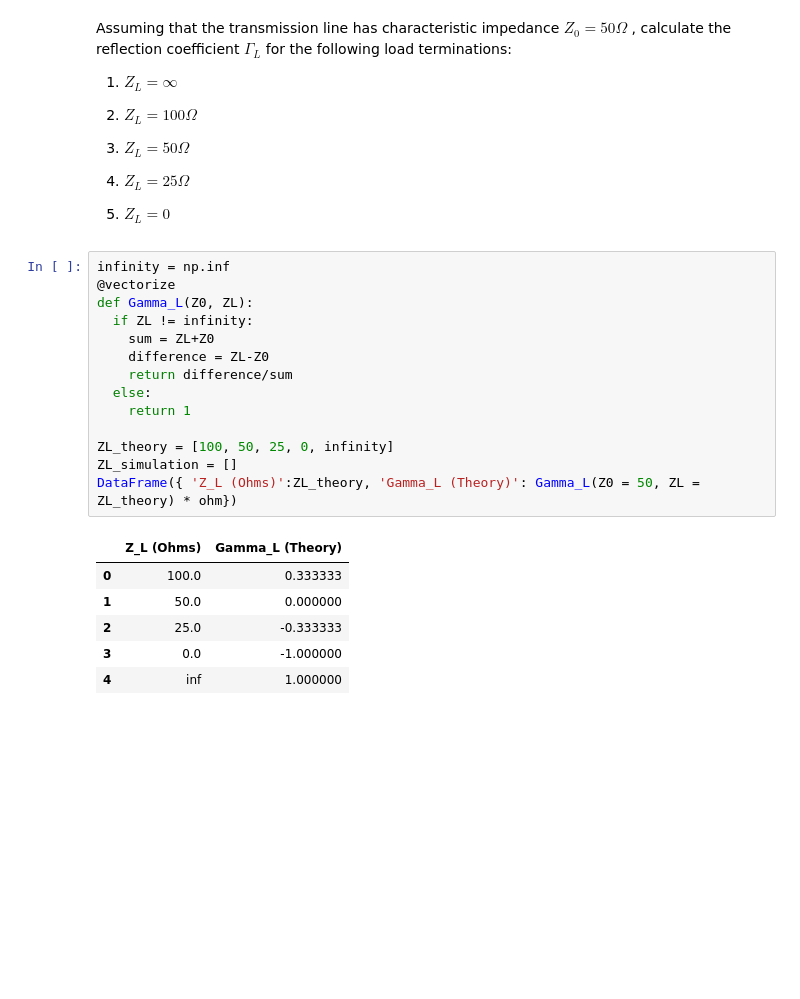
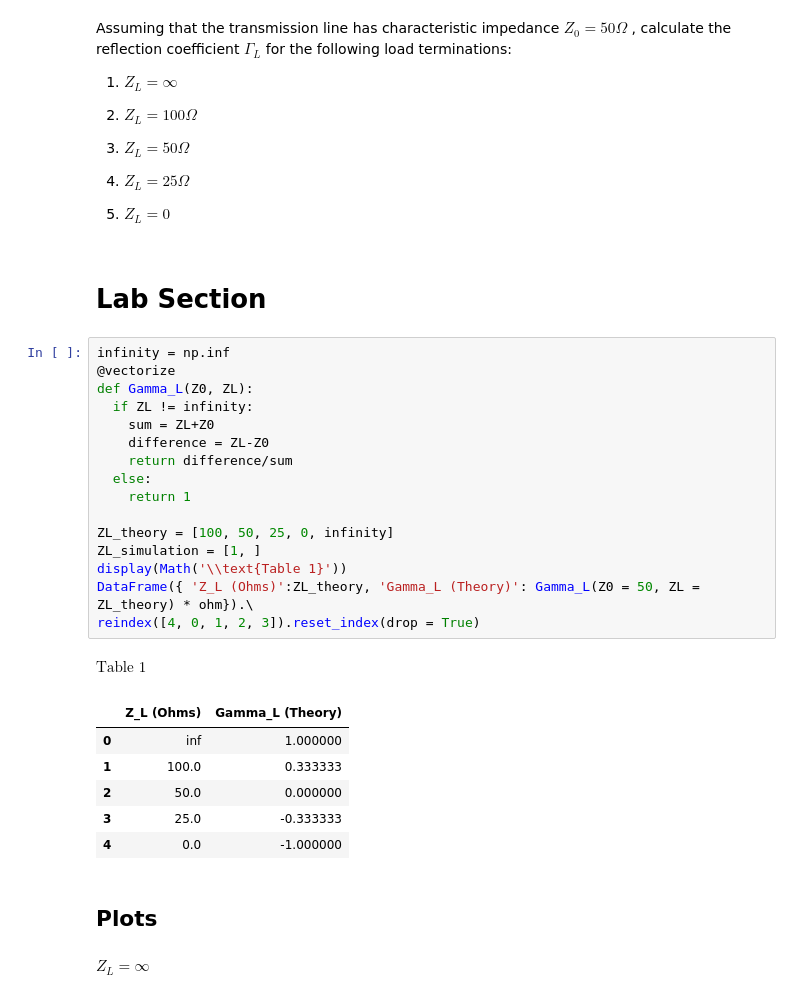
Before and after one commit to mikayla-eckelcifrese/EEE341Labs, a Jupyter notebook: Lab2.ipynb, the cells around one changed output. Cells and saved outputs as stored; diff of their text form; blank space fills up the shorter version.

```diff
--- a/Lab2.ipynb
+++ b/Lab2.ipynb
@@ -53,24 +53,33 @@ Assuming that the transmission line has characteristic impedance $Z_0 = 50 \Omeg
 4. $Z_L = 25\Omega$
 
 5. $Z_L = 0$
+# %% [markdown]
+# Lab Section
 # %%
 infinity = np.inf
 @vectorize
 def Gamma_L(Z0, ZL):
   if ZL != infinity:
     sum = ZL+Z0
     difference = ZL-Z0
     return difference/sum
   else:
     return 1
 
 ZL_theory = [100, 50, 25, 0, infinity]
-ZL_simulation = []
-DataFrame({ 'Z_L (Ohms)':ZL_theory, 'Gamma_L (Theory)': Gamma_L(Z0 = 50, ZL = ZL_theory) * ohm})
+ZL_simulation = [1, ]
+display(Math('\\text{Table 1}'))
+DataFrame({ 'Z_L (Ohms)':ZL_theory, 'Gamma_L (Theory)': Gamma_L(Z0 = 50, ZL = ZL_theory) * ohm}).\
+reindex([4, 0, 1, 2, 3]).reset_index(drop = True)
 # %% [output]
+$\displaystyle \text{Table 1}$
 |  | Z_L (Ohms) | Gamma_L (Theory) |
-| 0 | 100.0 | 0.333333 |
-| 1 | 50.0 | 0.000000 |
-| 2 | 25.0 | -0.333333 |
-| 3 | 0.0 | -1.000000 |
-| 4 | inf | 1.000000 |
+| 0 | inf | 1.000000 |
+| 1 | 100.0 | 0.333333 |
+| 2 | 50.0 | 0.000000 |
+| 3 | 25.0 | -0.333333 |
+| 4 | 0.0 | -1.000000 |
+# %% [markdown]
+## Plots
+# %% [markdown]
+$Z_L = \infty$
```
Also changed, not shown: parts of 14 cells of this notebook.
